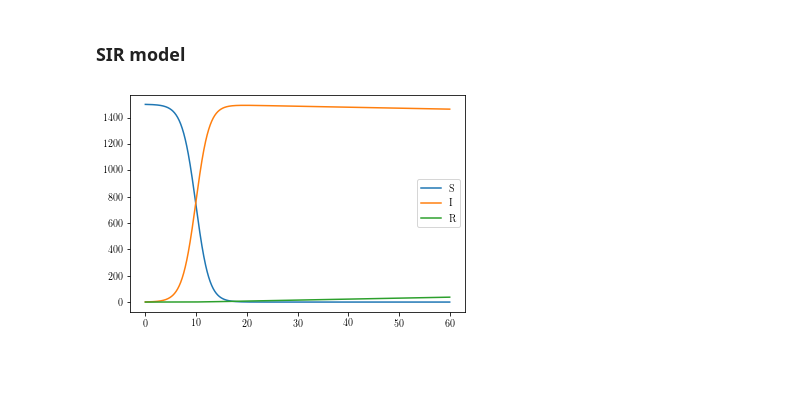
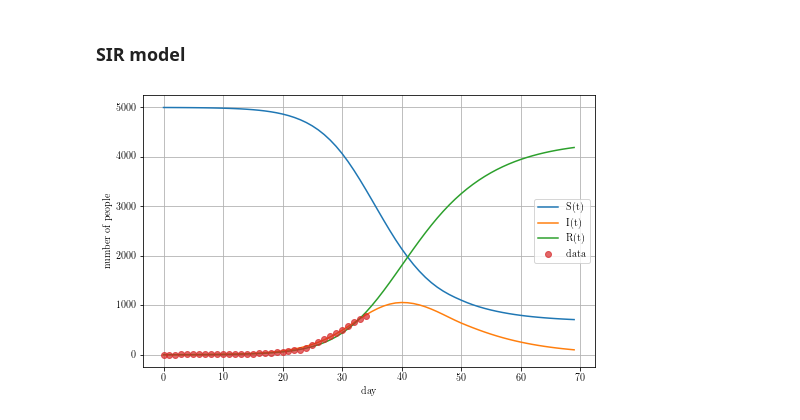
Before and after one commit to akapet00/coropy, a Jupyter notebook: covid-19.ipynb, the cells around one changed output. Drawn from its saved outputs; the diff is of its cells as text; code cells hidden in the pictures; blank space fills up the shorter version.

```diff
--- a/covid-19.ipynb
+++ b/covid-19.ipynb
@@ -192,19 +191,26 @@ plt.show()
 [figure]
 # %% [markdown]
 ### SIR model
-# %%
-sir = SIR(0.1, 0.0005, 1500, 1, 0)
-solver = ForwardEuler(sir)
-solver.set_initial_conds(sir.initial_conds)
-
-time_points = np.linspace(0, 60, 1001)
-u, t = solver.solve(time_points)
-
-plt.plot(t, u[:, 0], label='S')
-plt.plot(t, u[:, 1], label='I')
-plt.plot(t, u[:, 2], label='R')
-plt.legend()
-plt.show()
-# %% [output]
-[figure, removed]
+# %%
+S0, I0, R0 = 5000, 1, 0
+initial_conditions = [S0, I0, R0]
+n_future_days = len(confirmed_cases) * 2
+
+sir_model = SIRModel()
+beta, gamma = sir_model.fit(confirmed_cases, initial_conditions)
+sol = sir_model.predict(n_future_days)
+
+fig = plt.figure(figsize=figsize(1.5, 1))
+ax = fig.add_subplot(111)
+ax.plot(sol.y[0], label='S(t)')
+ax.plot(sol.y[1], label='I(t)')
+ax.plot(sol.y[2], label='R(t)')
+ax.plot(confirmed_cases, linestyle='None', marker='o', alpha=0.7, label='data')
+plt.grid()
+plt.xlabel('day')
+plt.ylabel('number of people')
+plt.legend(loc='best')
+plt.show()
+# %% [output]
+[figure, added]
 # %% [markdown]
```
Also changed, not shown: parts of 3 cells of this notebook, 1 other file.
